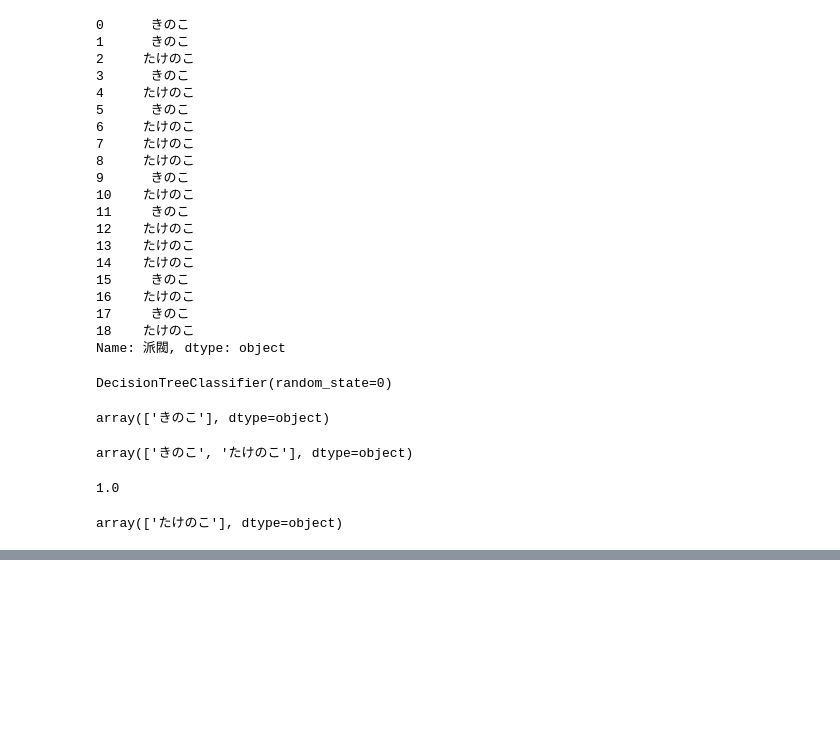
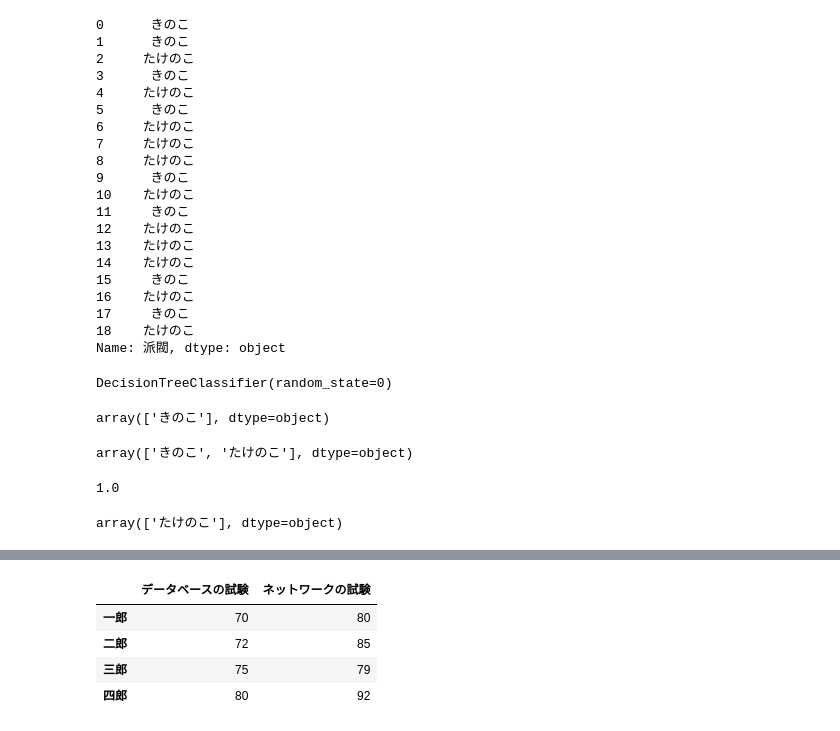
Before and after one commit to yamaguchinorimitsu/ajax_app, a Jupyter notebook: スッキリ機械学習４章.ipynb, the cells around one changed output, grey strips where cells are left out. Saved outputs shown, nothing was run; the diff lists cells and outputs as text; code cells hidden in the pictures; blank space fills up the shorter version.

```diff
--- a/スッキリ機械学習４章.ipynb
+++ b/スッキリ機械学習４章.ipynb
@@ -175,0 +191,10 @@ array(['たけのこ'], dtype=object)
+# %%
+df.index = ['一郎','二郎','三郎','四郎']
+
+df
+# %% [output]
+|  | データベースの試験 | ネットワークの試験 |
+| 一郎 | 70 | 80 |
+| 二郎 | 72 | 85 |
+| 三郎 | 75 | 79 |
+| 四郎 | 80 | 92 |
```
Also changed, not shown: parts of 5 cells of this notebook.
